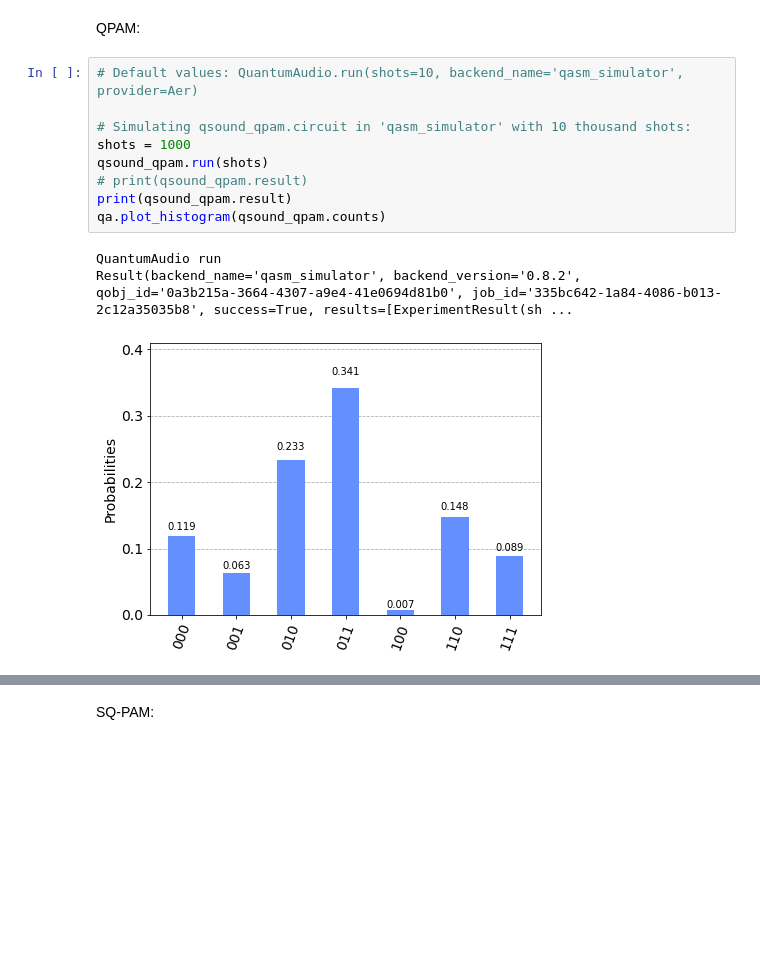
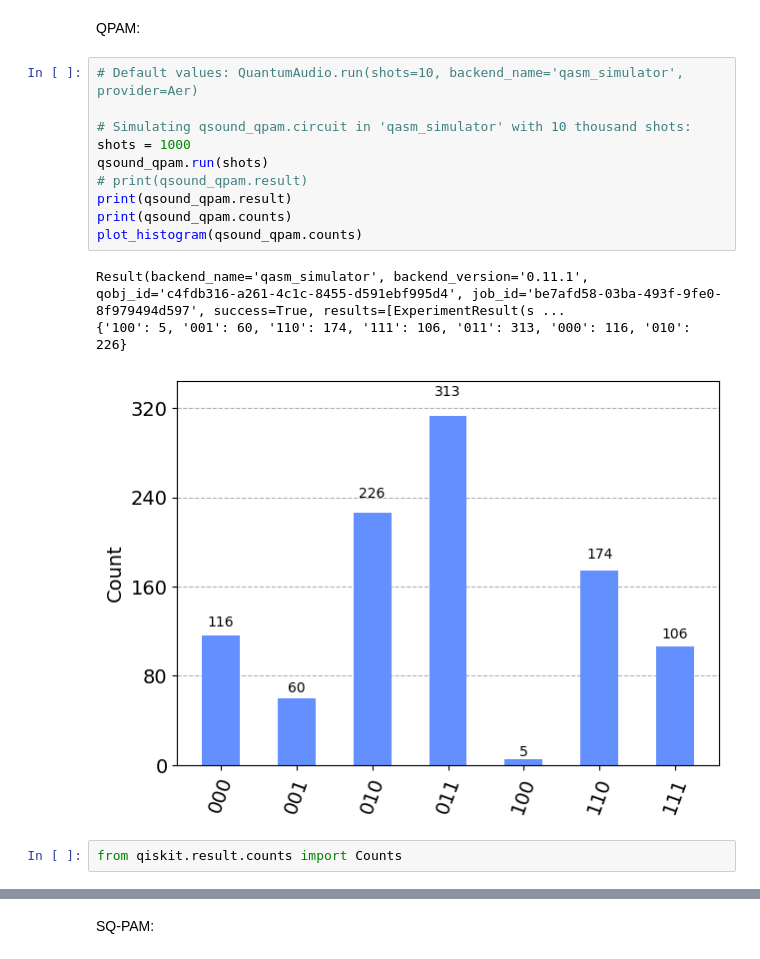
Before and after one commit to iccmr-quantum/quantumaudio, a Jupyter notebook: Quantum Audio Module.ipynb, the cells around one changed output, grey strips where cells are left out. Drawn from its saved outputs; the diff is of its cells as text; blank space fills up the shorter version.

```diff
--- a/Quantum Audio Module.ipynb
+++ b/Quantum Audio Module.ipynb
@@ -152,13 +150,16 @@ QPAM:
 # %%
 # Default values: QuantumAudio.run(shots=10, backend_name='qasm_simulator', provider=Aer)
 
 # Simulating qsound_qpam.circuit in 'qasm_simulator' with 10 thousand shots:
 shots = 1000
 qsound_qpam.run(shots)
 # print(qsound_qpam.result)
 print(qsound_qpam.result)
-qa.plot_histogram(qsound_qpam.counts)
+print(qsound_qpam.counts)
+plot_histogram(qsound_qpam.counts)
 # %% [output]
-QuantumAudio run
-Result(backend_name='qasm_simulator', backend_version='0.8.2', qobj_id='0a3b215a-3664-4307-a9e4-41e0694d81b0', job_id='335bc642-1a84-4086-b013-2c12a35035b8', success=True, results=[ExperimentResult(sh ...
+Result(backend_name='qasm_simulator', backend_version='0.11.1', qobj_id='c4fdb316-a261-4c1c-8455-d591ebf995d4', job_id='be7afd58-03ba-493f-9fe0-8f979494d597', success=True, results=[ExperimentResult(s ...
+{'100': 5, '001': 60, '110': 174, '111': 106, '011': 313, '000': 116, '010': 226}
-[figure, old version]
+[figure, new version]
+# %%
+from qiskit.result.counts import Counts
```
Also changed, not shown: parts of 15 cells of this notebook, 3 other files.
